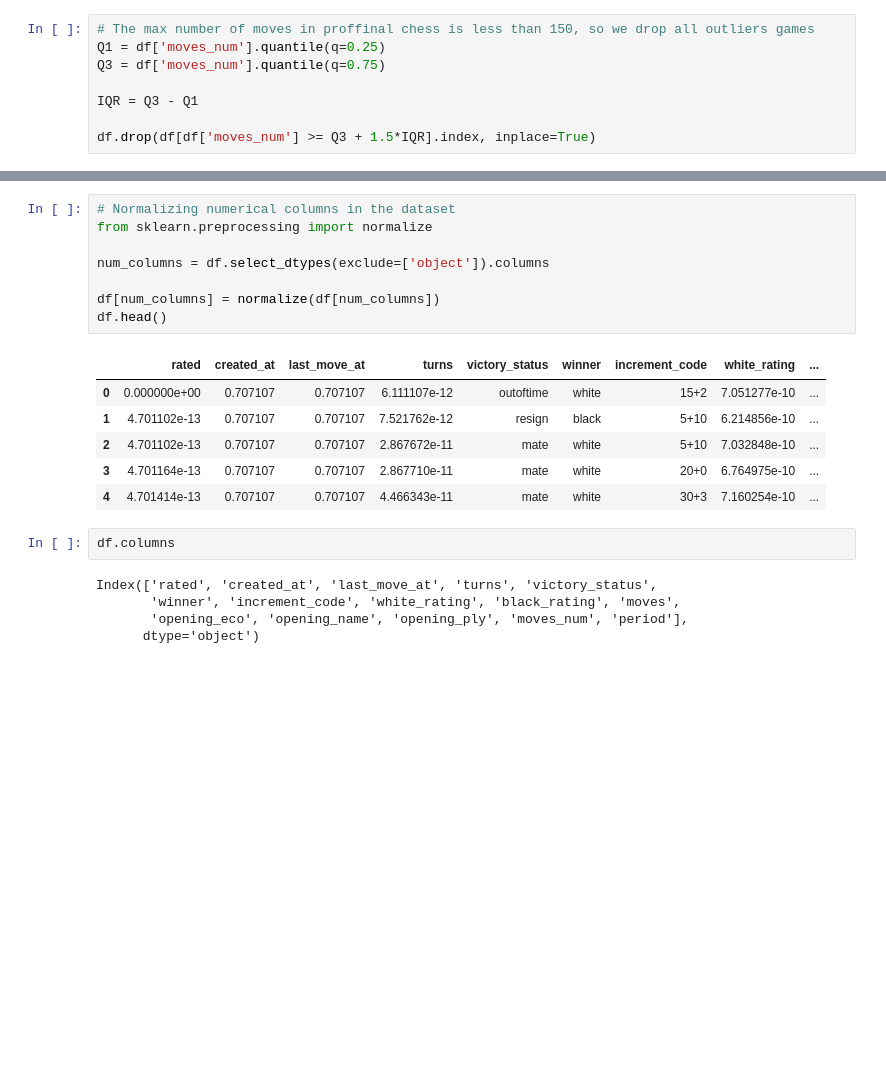
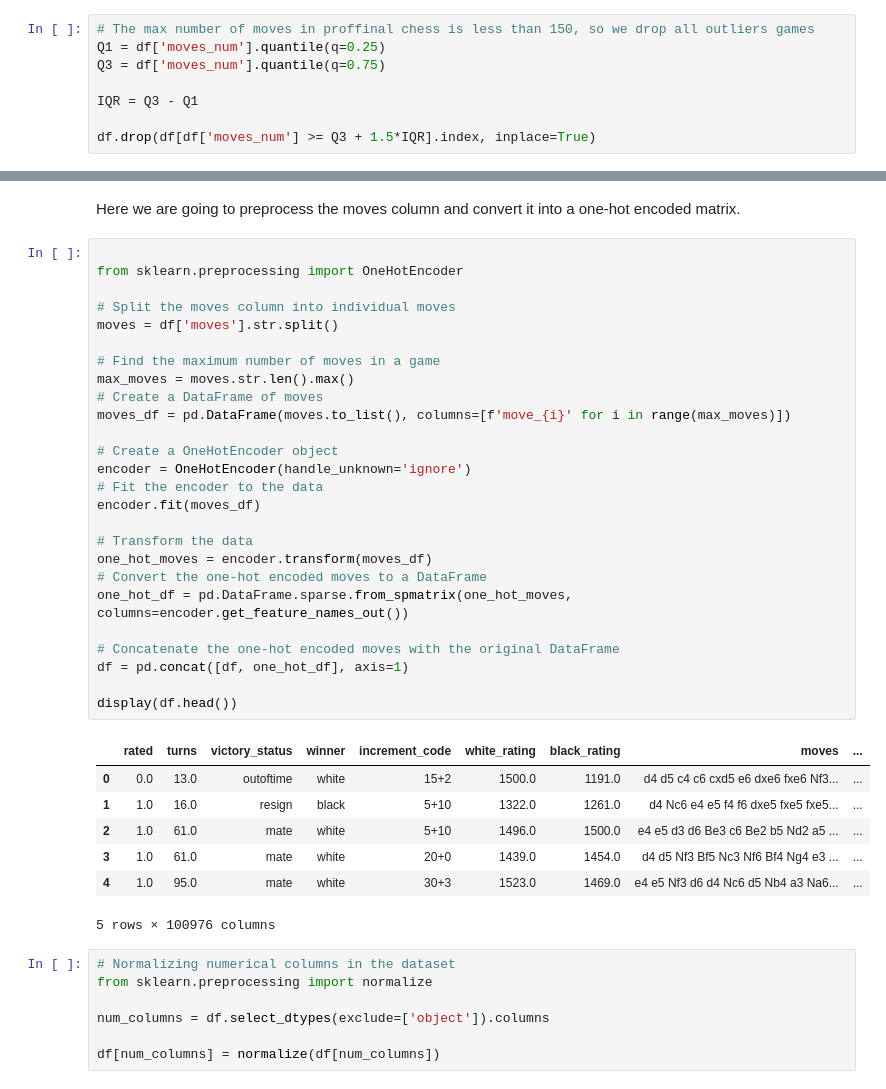
Before and after one commit to Sameer-13/Chess_Winner_Predictor, a Jupyter notebook: main.ipynb, the cells around one changed output, grey strips where cells are left out. Drawn from its saved outputs; the diff is of its cells as text; blank space fills up the shorter version.

```diff
--- a/main.ipynb
+++ b/main.ipynb
@@ -247,3 +316,39 @@ memory usage: 2.3+ MB
+# %% [markdown]
+Here we are going to preprocess the moves column and convert it into a one-hot encoded matrix.
+# %%
+
+from sklearn.preprocessing import OneHotEncoder
+
+# Split the moves column into individual moves
+moves = df['moves'].str.split()
+
+# Find the maximum number of moves in a game
+max_moves = moves.str.len().max()
+# Create a DataFrame of moves
+moves_df = pd.DataFrame(moves.to_list(), columns=[f'move_{i}' for i in range(max_moves)])
+
+# Create a OneHotEncoder object
+encoder = OneHotEncoder(handle_unknown='ignore')
+# Fit the encoder to the data
+encoder.fit(moves_df)
+
+# Transform the data
+one_hot_moves = encoder.transform(moves_df)
+# Convert the one-hot encoded moves to a DataFrame
+one_hot_df = pd.DataFrame.sparse.from_spmatrix(one_hot_moves, columns=encoder.get_feature_names_out())
+
+# Concatenate the one-hot encoded moves with the original DataFrame
+df = pd.concat([df, one_hot_df], axis=1)
+
+display(df.head())
+# %% [output]
+|  | rated | turns | victory_status | winner | increment_code | white_rating | black_rating | moves | ... |
+| 0 | 0.0 | 13.0 | outoftime | white | 15+2 | 1500.0 | 1191.0 | d4 d5 c4 c6 cxd5 e6 dxe6 fxe6 Nf3... | ... |
+| 1 | 1.0 | 16.0 | resign | black | 5+10 | 1322.0 | 1261.0 | d4 Nc6 e4 e5 f4 f6 dxe5 fxe5 fxe5... | ... |
+| 2 | 1.0 | 61.0 | mate | white | 5+10 | 1496.0 | 1500.0 | e4 e5 d3 d6 Be3 c6 Be2 b5 Nd2 a5 ... | ... |
+| 3 | 1.0 | 61.0 | mate | white | 20+0 | 1439.0 | 1454.0 | d4 d5 Nf3 Bf5 Nc3 Nf6 Bf4 Ng4 e3 ... | ... |
+| 4 | 1.0 | 95.0 | mate | white | 30+3 | 1523.0 | 1469.0 | e4 e5 Nf3 d6 d4 Nc6 d5 Nb4 a3 Na6... | ... |
+5 rows × 100976 columns
 # %%
 # Normalizing numerical columns in the dataset
 from sklearn.preprocessing import normalize
@@ -251,18 +356,3 @@ from sklearn.preprocessing import normalize
 num_columns = df.select_dtypes(exclude=['object']).columns
 
 df[num_columns] = normalize(df[num_columns])
-df.head()
-# %% [output]
-|  | rated | created_at | last_move_at | turns | victory_status | winner | increment_code | white_rating | ... |
-| 0 | 0.000000e+00 | 0.707107 | 0.707107 | 6.111107e-12 | outoftime | white | 15+2 | 7.051277e-10 | ... |
-| 1 | 4.701102e-13 | 0.707107 | 0.707107 | 7.521762e-12 | resign | black | 5+10 | 6.214856e-10 | ... |
-| 2 | 4.701102e-13 | 0.707107 | 0.707107 | 2.867672e-11 | mate | white | 5+10 | 7.032848e-10 | ... |
-| 3 | 4.701164e-13 | 0.707107 | 0.707107 | 2.867710e-11 | mate | white | 20+0 | 6.764975e-10 | ... |
-| 4 | 4.701414e-13 | 0.707107 | 0.707107 | 4.466343e-11 | mate | white | 30+3 | 7.160254e-10 | ... |
-# %%
-df.columns
-# %% [output]
-Index(['rated', 'created_at', 'last_move_at', 'turns', 'victory_status',
-       'winner', 'increment_code', 'white_rating', 'black_rating', 'moves',
-       'opening_eco', 'opening_name', 'opening_ply', 'moves_num', 'period'],
-      dtype='object')
```
Also changed, not shown: parts of 27 cells of this notebook.
